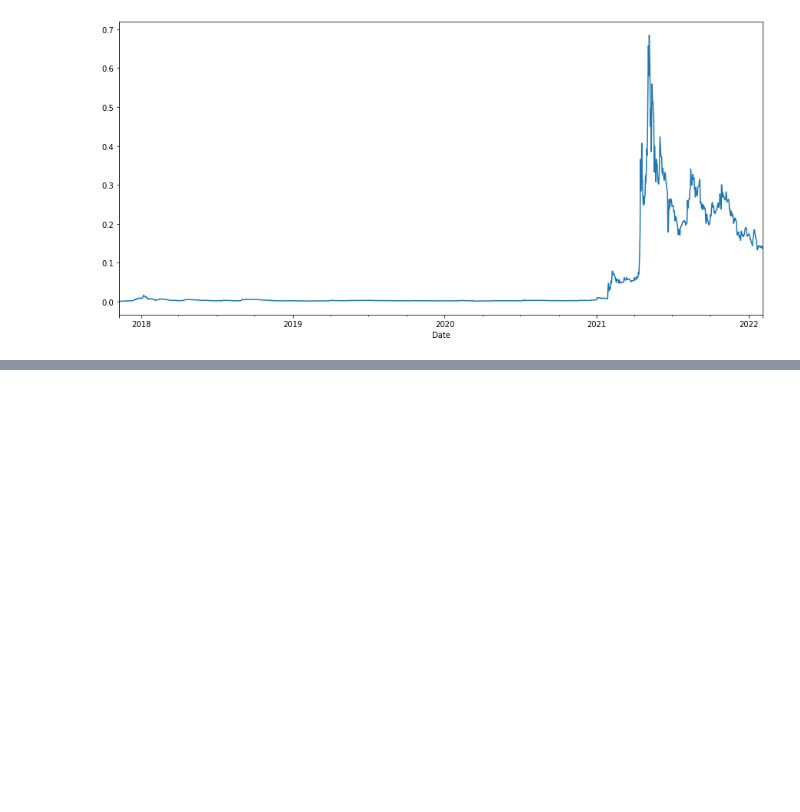
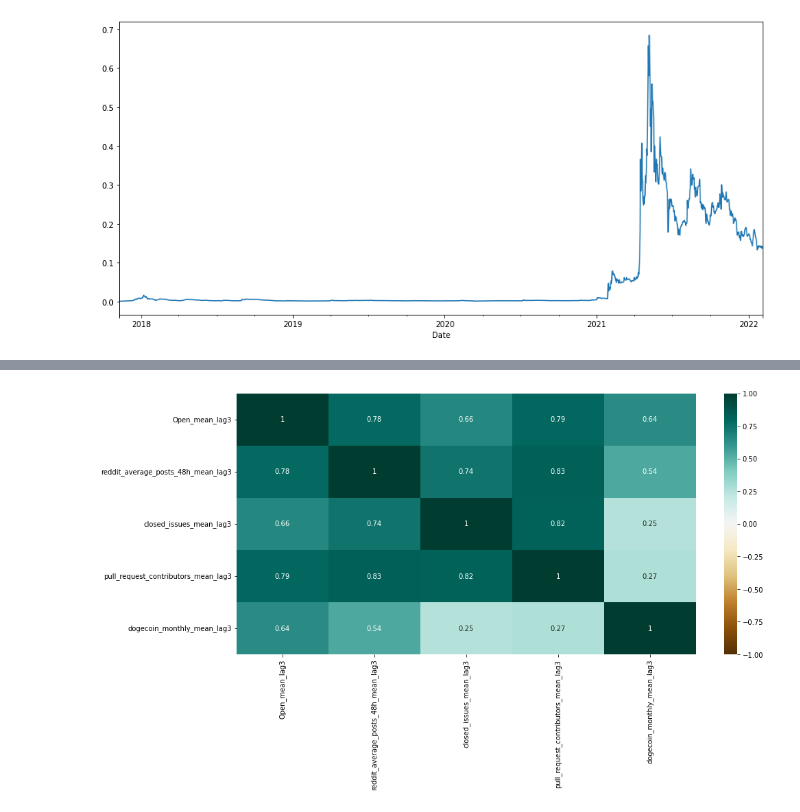
Before and after one commit to AnLong98/SIAP_2022, a Jupyter notebook: notebooks/doge_arimax.ipynb, the cells around one changed output, grey strips where cells are left out. Drawn from its saved outputs; the diff is of its cells as text; code cells hidden in the pictures; blank space fills up the shorter version.

```diff
--- a/notebooks/doge_arimax.ipynb
+++ b/notebooks/doge_arimax.ipynb
@@ -546,0 +659,6 @@ MAPE for 60 day lag prediction is 50.78011985563199
+# %%
+heatmap = sns.heatmap(df[['Open_mean_lag3', 'reddit_average_posts_48h_mean_lag3',
+                      'closed_issues_mean_lag3', 'pull_request_contributors_mean_lag3',
+                      'dogecoin_monthly_mean_lag3']].corr(), cmap='BrBG', vmin=-1, vmax=1, annot=True)
+# %% [output]
+[figure, added]
```
Also changed, not shown: parts of 22 cells of this notebook, 1 other file.
